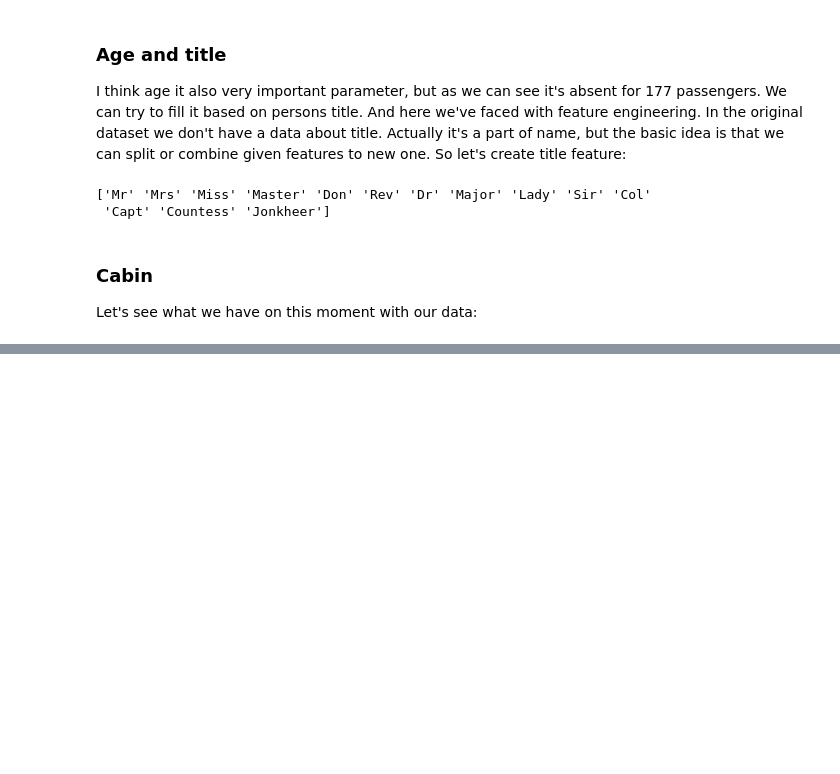
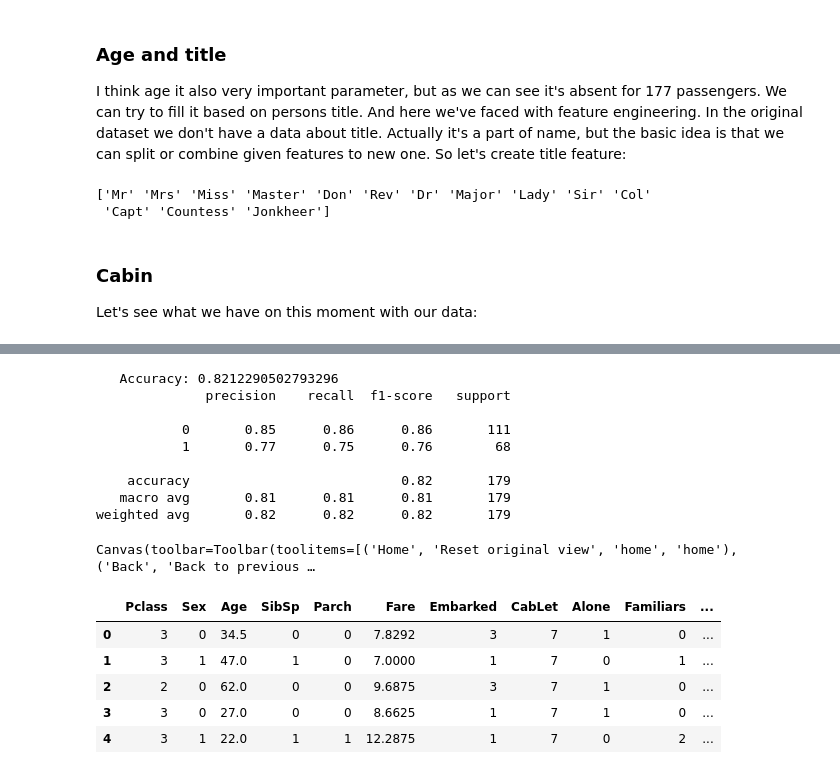
Before and after one commit to bdrum/kaggle, a Jupyter notebook: titanic/notebooks/titanic.ipynb, the cells around one changed output, grey strips where cells are left out. Drawn from its saved outputs; the diff is of its cells as text; code cells hidden in the pictures; blank space fills up the shorter version.

Commit message:
Feature engeneering and RandomForest classifier. Best result is 0.77751

```diff
--- a/titanic/notebooks/titanic.ipynb
+++ b/titanic/notebooks/titanic.ipynb
@@ -244,0 +172,5 @@ Canvas(toolbar=Toolbar(toolitems=[('Home', 'Reset original view', 'home', 'home'
+# %%
+%matplotlib widget
+
+train_df['CabLet'] = train_df.Cabin.astype(str).str[0].replace('n', 'X')
+_ = train_df.boxplot('Fare', 'CabLet', figsize=(12,5))
@@ -244,0 +210,4 @@ Canvas(toolbar=Toolbar(toolitems=[('Home', 'Reset original view', 'home', 'home'
+# %%
+train_df['Alone'] = train_df[['SibSp', 'Parch']].apply(lambda p: 0 if (p[0] + p[1] != 0) else 1, axis=1)
+train_df['Familiars'] = train_df.SibSp + train_df.Parch
+_ = train_df[['SibSp', 'Parch', 'Alone', 'Familiars']].hist(bins=range(8), figsize=(12,5), layout=(4,1), sharex=True)
@@ -244,0 +255,17 @@ Canvas(toolbar=Toolbar(toolitems=[('Home', 'Reset original view', 'home', 'home'
+# %%
+from sklearn.preprocessing import MinMaxScaler
+
+# Dropping label
+y = train_df['Survived']
+train_df = train_df.drop('Survived', axis=1)
+train_df = train_df.drop('Name',     axis=1)
+train_df = train_df.drop('Cabin',    axis=1)
+train_df = train_df.drop('Ticket',   axis=1)
+train_df = train_df.drop('Title',    axis=1)
+
+scaler = MinMaxScaler()
+scaled_train = scaler.fit_transform(train_df)
+
+scaled_train = pd.DataFrame(scaled_train, columns=train_df.columns, index=train_df.index)
+
+scaled_train.head()
@@ -244,0 +411,35 @@ Canvas(toolbar=Toolbar(toolitems=[('Home', 'Reset original view', 'home', 'home'
+# %%
+clf = RandomForestClassifier(n_estimators=1000, min_samples_split=5, min_samples_leaf=2, max_features='auto', max_depth=10, bootstrap=False)
+clf.fit(X_train, y_train)
+y_pred = clf.predict(X_test)
+
+print("   Accuracy: {}".format(metrics.accuracy_score(y_test, y_pred)))
+
+print(classification_report(y_test,y_pred))
+
+conf_matrix = confusion_matrix(y_test, y_pred)
+
+plt.figure(figsize=(8,5))
+sns.heatmap(conf_matrix, annot=True)
+plt.title('Confusion Matrix')
+plt.tight_layout()
+prediction = clf.predict(new_test)
+test_df['Survival_Predictions'] = pd.Series(prediction)
+test_df.head()
+# %% [output]
+   Accuracy: 0.8212290502793296
+              precision    recall  f1-score   support
+
+           0       0.85      0.86      0.86       111
+           1       0.77      0.75      0.76        68
+
+    accuracy                           0.82       179
+   macro avg       0.81      0.81      0.81       179
+weighted avg       0.82      0.82      0.82       179
+Canvas(toolbar=Toolbar(toolitems=[('Home', 'Reset original view', 'home', 'home'), ('Back', 'Back to previous …
+|  | Pclass | Sex | Age | SibSp | Parch | Fare | Embarked | CabLet | Alone | Familiars | ... |
+| 0 | 3 | 0 | 34.5 | 0 | 0 | 7.8292 | 3 | 7 | 1 | 0 | ... |
+| 1 | 3 | 1 | 47.0 | 1 | 0 | 7.0000 | 1 | 7 | 0 | 1 | ... |
+| 2 | 2 | 0 | 62.0 | 0 | 0 | 9.6875 | 3 | 7 | 1 | 0 | ... |
+| 3 | 3 | 0 | 27.0 | 0 | 0 | 8.6625 | 1 | 7 | 1 | 0 | ... |
+| 4 | 3 | 1 | 22.0 | 1 | 1 | 12.2875 | 1 | 7 | 0 | 2 | ... |
```
Also changed, not shown: parts of 31 cells of this notebook.
